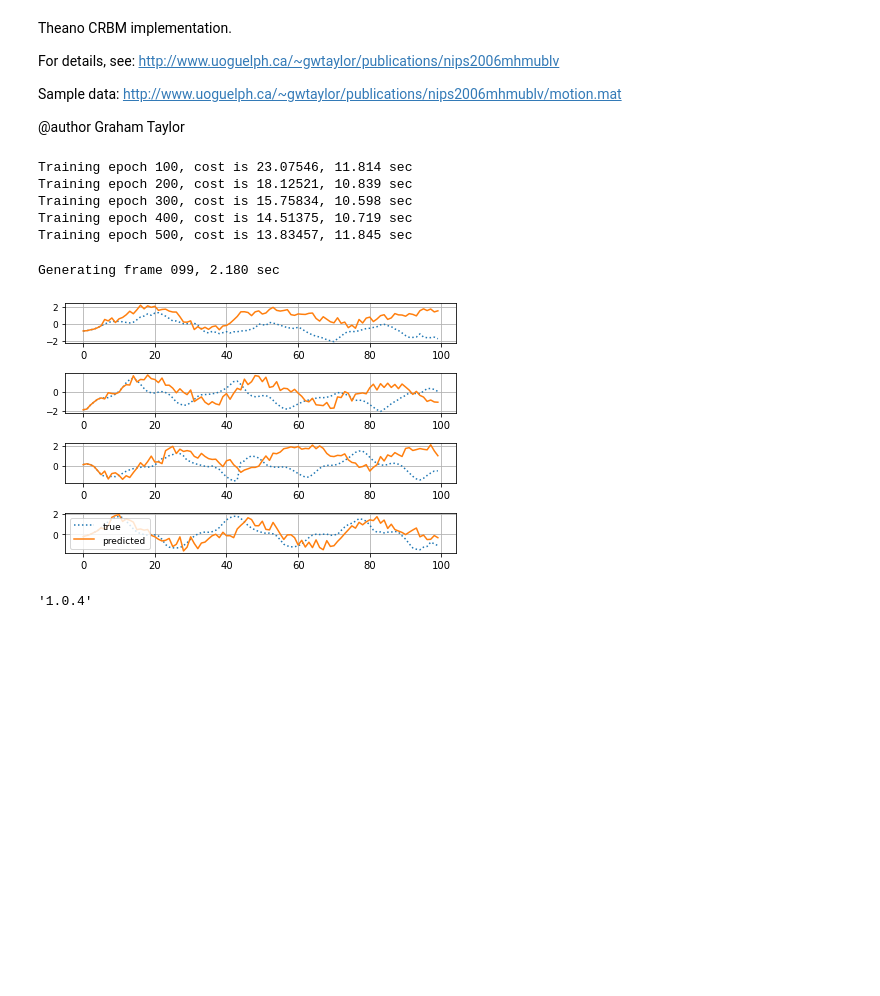
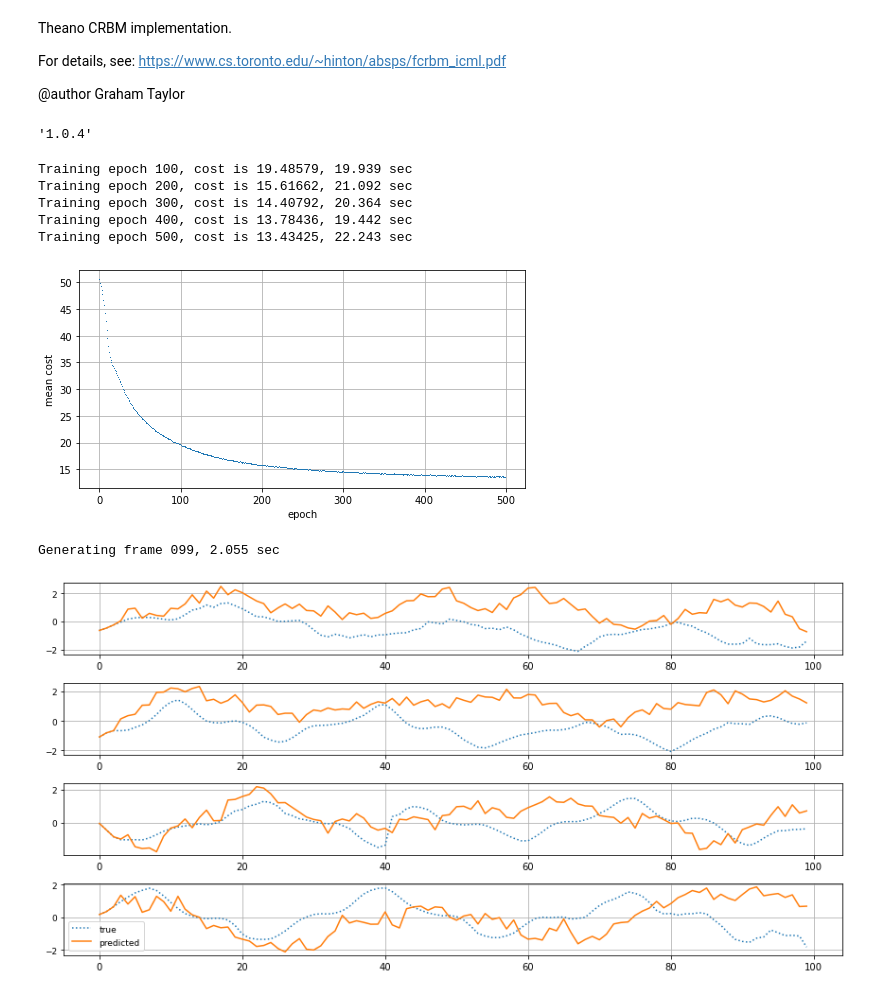
Before and after one commit to taneishi/CRBM, a Jupyter notebook: crbm.ipynb, the cells around one changed output. Cells and saved outputs as stored; diff of their text form; code cells hidden in the pictures; blank space fills up the shorter version.

Commit message:
show cost plot in notebook.

```diff
--- a/crbm.ipynb
+++ b/crbm.ipynb
@@ -1,17 +1,16 @@
-# %% [markdown]
-Theano CRBM implementation.
-
-For details, see:
-http://www.uoguelph.ca/~gwtaylor/publications/nips2006mhmublv
-
-Sample data:
-http://www.uoguelph.ca/~gwtaylor/publications/nips2006mhmublv/motion.mat
-
-@author Graham Taylor
+# %% [markdown]
+Theano CRBM implementation.
+
+For details, see:
+https://www.cs.toronto.edu/~hinton/absps/fcrbm_icml.pdf
+
+@author Graham Taylor
 # %%
-!conda install -y theano
+#!conda install -y theano
+theano.version.version
+# %% [output]
+'1.0.4'
 # %%
-import numpy
 import numpy as np
 import timeit
 
@@ -67,7 +66,7 @@ class CRBM(object):
 
         if numpy_rng is None:
             # create a number generator
-            numpy_rng = numpy.random.RandomState(1234)
+            numpy_rng = np.random.RandomState(1234)
 
         if theano_rng is None:
             theano_rng = RandomStreams(numpy_rng.randint(2 ** 30))
@@ -102,7 +101,7 @@ class CRBM(object):
 
         if vbias is None:
             # create shared variable for visible units bias
-            vbias = theano.shared(value=numpy.zeros(n_visible,
+            vbias = theano.shared(value=np.zeros(n_visible,
                                 dtype=theano.config.floatX), name='vbias')
 
         # initialize input layer for standalone CRBM or layer0 of CDBN
@@ -359,7 +358,7 @@ def train_crbm(learning_rate=1e-3, training_epochs=500,
 
     '''
 
-    rng = numpy.random.RandomState(123)
+    rng = np.random.RandomState(123)
     theano_rng = RandomStreams(rng.randint(2 ** 30))
 
     # batchdata is returned as theano shared variable floatX
@@ -451,17 +450,19 @@ def train_crbm(learning_rate=1e-3, training_epochs=500,
 def cost_plot(mean_cost):
     import matplotlib.pyplot as plt
 
+    plt.figure(figsize=(8,4))
     plt.plot(mean_cost, ',')
     plt.grid(True)
     plt.xlabel('epoch')
     plt.ylabel('mean cost')
-    plt.savefig('cost.png')
+    plt.show()
 
 def plot(data_idx, bd, generated_series):
     import matplotlib.pyplot as plt
 
     n_samples = generated_series[0].shape[0] - crbm.delay
     # plot first dimension of each sequence
+    plt.figure(figsize=(12,6))
     for i in range(len(generated_series)):
         # original
         start = data_idx[i]
@@ -478,48 +479,45 @@ def plot(data_idx, bd, generated_series):
     plt.setp(ltext, fontsize=9)
 
     plt.tight_layout()
-    plt.savefig('prediction.png')
+    plt.show()
 
 if __name__ == '__main__':
-    crbm, batchdata = train_crbm()
+    crbm, batchdata = train_crbm(delay=3)
 
     # Generate some sequences (in parallel) from CRBM
     # Using training data as initialization
 
     # pick some starting points for each sequence
     data_idx = np.array([100, 200, 400, 600])
-    orig_data = numpy.asarray(batchdata.get_value(borrow=True)[data_idx],
+    orig_data = np.asarray(batchdata.get_value(borrow=True)[data_idx],
                               dtype=theano.config.floatX)
 
     hist_idx = np.array([data_idx - n for n in range(1, crbm.delay + 1)]).T
     hist_idx = hist_idx.ravel()
 
-    orig_history = numpy.asarray(
+    orig_history = np.asarray(
         batchdata.get_value(borrow=True)[hist_idx].reshape(
         (len(data_idx), crbm.delay * crbm.n_visible)),
         dtype=theano.config.floatX)
 
     generated_series = crbm.generate(orig_data, orig_history, n_samples=100,
                                      n_gibbs=30)
     # append initialization
     generated_series = np.concatenate((orig_history.reshape(len(data_idx),
                                                             crbm.delay,
                                                             crbm.n_visible \
                                                             )[:, ::-1, :],
                                        generated_series), axis=1)
 
     bd = batchdata.get_value(borrow=True)
 
     plot(data_idx, bd, generated_series)
 # %% [output]
-Training epoch 100, cost is 23.07546, 11.814 sec
-Training epoch 200, cost is 18.12521, 10.839 sec
-Training epoch 300, cost is 15.75834, 10.598 sec
-Training epoch 400, cost is 14.51375, 10.719 sec
-Training epoch 500, cost is 13.83457, 11.845 sec
+Training epoch 100, cost is 19.48579, 19.939 sec
+Training epoch 200, cost is 15.61662, 21.092 sec
+Training epoch 300, cost is 14.40792, 20.364 sec
+Training epoch 400, cost is 13.78436, 19.442 sec
+Training epoch 500, cost is 13.43425, 22.243 sec
+[figure, new version]
-Generating frame 099, 2.180 sec
+Generating frame 099, 2.055 sec
-[figure, old version]
+[figure, added]
-# %%
-theano.version.version
-# %% [output]
-'1.0.4'
```
Also changed, not shown: 2 other files.
